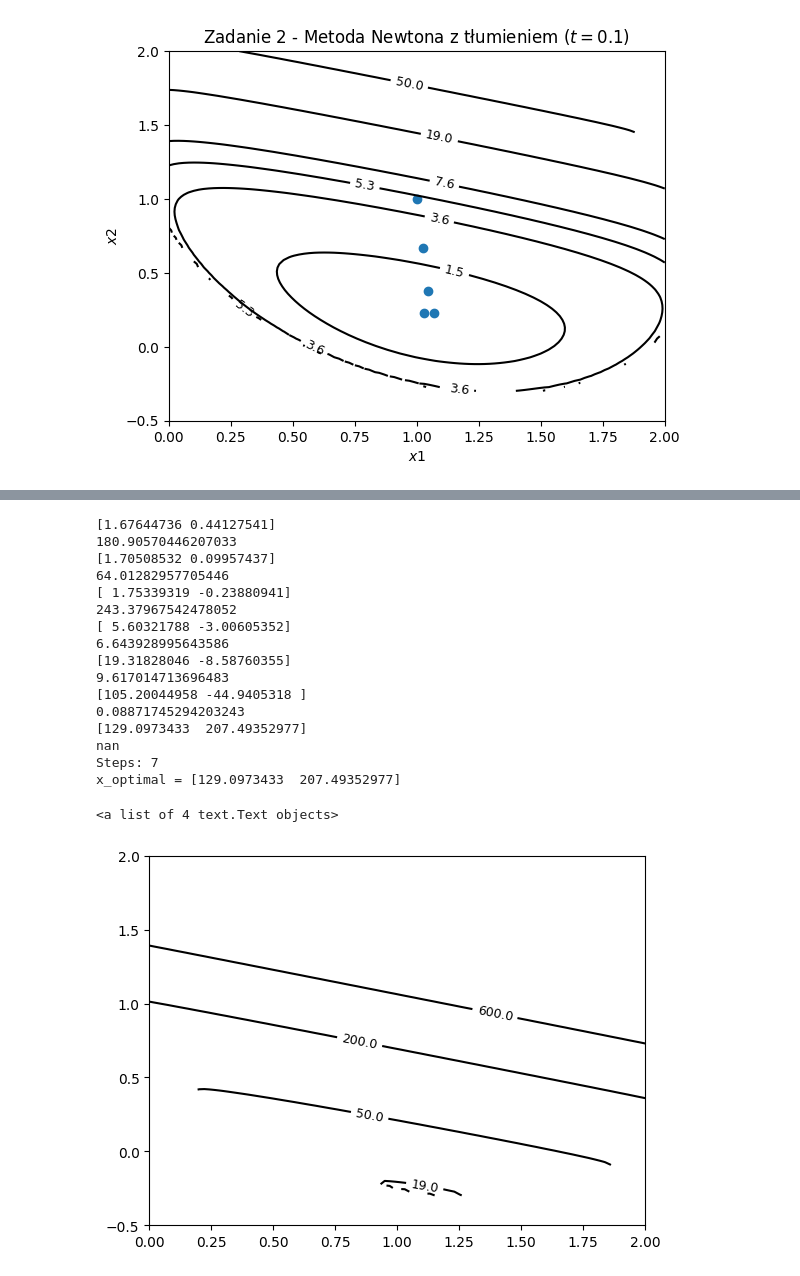
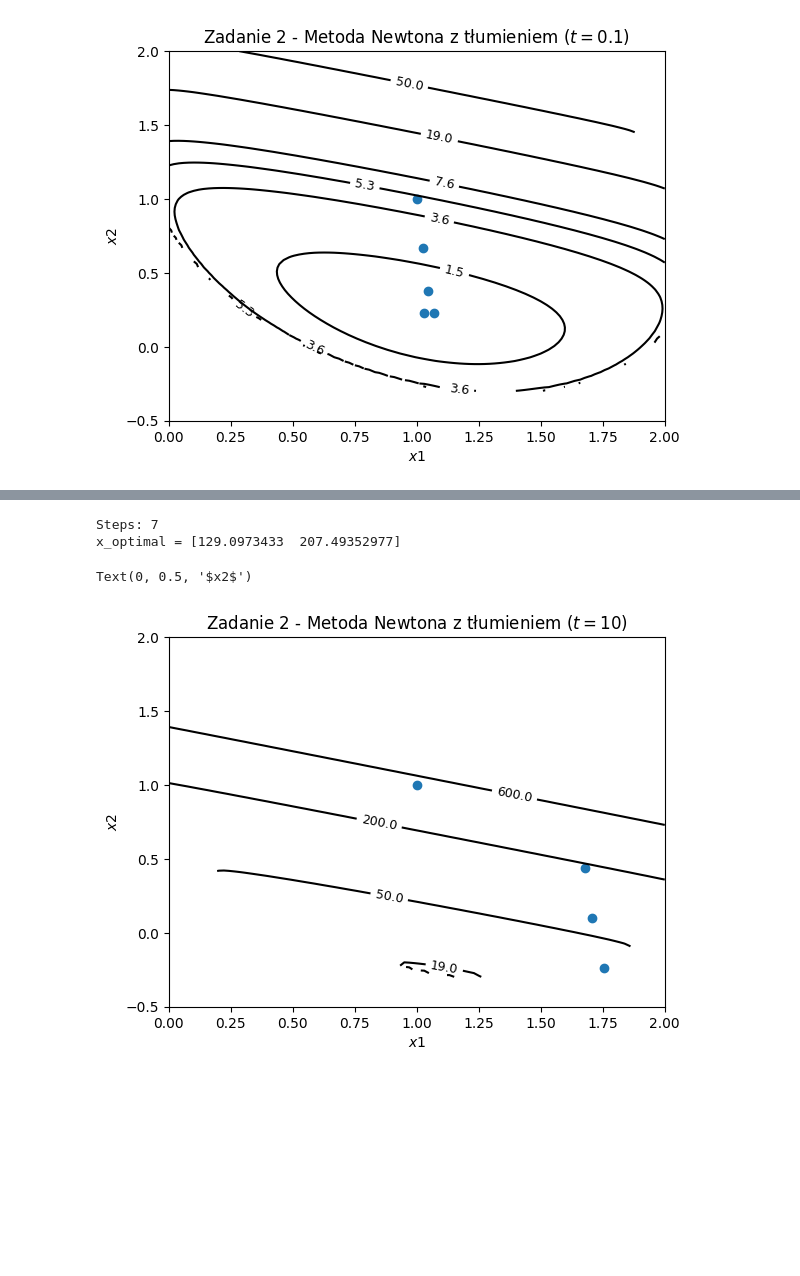
Before and after one commit to ivni195/metody_optymalizacji_lab, a Jupyter notebook: cwiczenie6/cwiczenie6.ipynb, the cells around one changed output, grey strips where cells are left out. Cells and saved outputs as stored; diff of their text form; code cells hidden in the pictures; blank space fills up the shorter version.

```diff
--- a/cwiczenie6/cwiczenie6.ipynb
+++ b/cwiczenie6/cwiczenie6.ipynb
@@ -135,17 +135,21 @@ plt.contour(x1, x2, 1 - (1/8 * ((-1 + x1) * (7 * (-1 + x1) + np.sqrt(3) * (-1 +
 # %%
 # Zadanie 2 - zmienne
 
+def my_log(a_):
+    return np.log(a_) if a_.all() > 0 else np.inf * np.ones(a_.shape)
+
 def f_func(x1_, x2_):
-    return t * (np.exp(x1_ + 3 * x2_ - 0.1) + np.exp(-x1_ - 0.1)) - np.log(1 - (1/8 * ((-1 + x1_) * (7 * (-1 + x1_) + np.sqrt(3) * (-1 + x2_)) + (np.sqrt(3) * (-1 + x1_) + 5 * (-1 + x2_)) * (-1 + x2_))))
+    return t * (np.exp(x1_ + 3 * x2_ - 0.1) + np.exp(-x1_ - 0.1)) - my_log(1 - (1/8 * ((-1 + x1_) * (7 * (-1 + x1_) + np.sqrt(3) * (-1 + x2_)) + (np.sqrt(3) * (-1 + x1_) + 5 * (-1 + x2_)) * (-1 + x2_))))
 
 
 def g(x1_, x2_):
     x_vec = np.array([x1_, x2_])
     xc = np.array([1, 1])
-    return t * np.array([
+    a = t * np.array([
         -np.exp(-0.1 - x1_) + np.exp(-0.1 + x1_ + 3 * x2_),
          3 * np.exp(-0.1 + x1_ + 3 * x2_)
     ]) + (2 * P @ (x_vec - xc)) / (1 - (x_vec - xc).transpose() @ P @ (x_vec - xc))
+    return a if a.any() != np.nan else 10**10 * np.ones(2)
 
 
 def hess(x1_, x2_):
@@ -166,7 +170,8 @@ x = np.array([1, 1])
 x_path = []
 delta = -g(*x).transpose() @ v(*x)
 epsilon = 1e-4
-alpha = beta = 0.5
+alpha = 0.3
+beta = 0.8
 x_path = []
 
 while delta > epsilon:
@@ -183,7 +188,7 @@ print(f"Steps: {x_path.shape[0]}\nx_optimal = {x}")
 X1 = np.linspace(-0, 2, 100)
 X2 = np.linspace(-0.5, 2, 100)
 x1, x2 = np.meshgrid(X1, X2)
-f = t * (np.exp(x1 + 3 * x2 - 0.1) + np.exp(-x1 - 0.1)) - np.log(1 - (1/8 * ((-1 + x1) * (7 * (-1 + x1) + np.sqrt(3) * (-1 + x2)) + (np.sqrt(3) * (-1 + x1) + 5 * (-1 + x2)) * (-1 + x2))))
+f = t * (np.exp(x1 + 3 * x2 - 0.1) + np.exp(-x1 - 0.1)) - my_log(1 - (1/8 * ((-1 + x1) * (7 * (-1 + x1) + np.sqrt(3) * (-1 + x2)) + (np.sqrt(3) * (-1 + x1) + 5 * (-1 + x2)) * (-1 + x2))))
 a = plt.contour(x1, x2, f, [1.5, 3.62, 5.34, 7.59, 19, 50, 200, 600], colors='k')
 plt.scatter(x_path[:, 0], x_path[:, 1])
 plt.clabel(a, fontsize=9, inline=True)
@@ -203,7 +208,8 @@ x = np.array([1, 1])
 x_path = []
 delta = -g(*x).transpose() @ v(*x)
 epsilon = 1e-4
-alpha = beta = 0.5
+alpha = 0.3
+beta = 0.8
 x_path = []
 
 while delta > epsilon:
@@ -221,10 +227,9 @@ X1 = np.linspace(-0, 2, 100)
 X2 = np.linspace(-0.5, 2, 100)
 x1, x2 = np.meshgrid(X1, X2)
 
-f = t * (np.exp(x1 + 3 * x2 - 0.1) + np.exp(-x1 - 0.1)) - np.log(1 - (1/8 * ((-1 + x1) * (7 * (-1 + x1) + np.sqrt(3) * (-1 + x2)) + (np.sqrt(3) * (-1 + x1) + 5 * (-1 + x2)) * (-1 + x2))))
+f = t * (np.exp(x1 + 3 * x2 - 0.1) + np.exp(-x1 - 0.1)) - my_log(1 - (1/8 * ((-1 + x1) * (7 * (-1 + x1) + np.sqrt(3) * (-1 + x2)) + (np.sqrt(3) * (-1 + x1) + 5 * (-1 + x2)) * (-1 + x2))))
 a = plt.contour(x1, x2, f, [1.5, 3.62, 5.34, 7.59, 19, 50, 200, 600], colors='k')
 plt.scatter(x_path[:, 0], x_path[:, 1])
-plt.clabel(a, fontsize=9, inline=True)
 plt.title("Zadanie 2 - Metoda Newtona z tłumieniem ($t=1$)")
 plt.clabel(a, fontsize=9, inline=True)
 plt.xlabel("$x1$")
@@ -238,50 +243,39 @@ Text(0, 0.5, '$x2$')
 t = 10
 x = np.array([1, 1])
 x_path = []
 delta = -g(*x).transpose() @ v(*x)
 epsilon = 1e-4
 alpha = 0.3
 beta = 0.8
 x_path = []
 
 while delta > epsilon:
 
     x_path.append(x)
     s = 1
     while f_func(*(x + s * v(*x))) > f_func(*x) + s * alpha * g(*x).transpose() @ v(*x):
         s *= beta
     x = x + s * v(*x)
     delta = -g(*x).transpose() @ v(*x)
-    print(x)
-    print(delta)
 
 x_path = np.array(x_path)
 print(f"Steps: {x_path.shape[0]}\nx_optimal = {x}")
 
 X1 = np.linspace(-0, 2, 100)
 X2 = np.linspace(-0.5, 2, 100)
 x1, x2 = np.meshgrid(X1, X2)
 
-f = t * (np.exp(x1 + 3 * x2 - 0.1) + np.exp(-x1 - 0.1)) - np.log(1 - (1/8 * ((-1 + x1) * (7 * (-1 + x1) + np.sqrt(3) * (-1 + x2)) + (np.sqrt(3) * (-1 + x1) + 5 * (-1 + x2)) * (-1 + x2))))
+f = t * (np.exp(x1 + 3 * x2 - 0.1) + np.exp(-x1 - 0.1)) - my_log(1 - (1/8 * ((-1 + x1) * (7 * (-1 + x1) + np.sqrt(3) * (-1 + x2)) + (np.sqrt(3) * (-1 + x1) + 5 * (-1 + x2)) * (-1 + x2))))
 a = plt.contour(x1, x2, f, [1.5, 3.62, 5.34, 7.59, 19, 50, 200, 600], colors='k')
-# plt.scatter(x_path[:, 0], x_path[:, 1])
+plt.scatter(x_path[:, 0], x_path[:, 1])
 plt.clabel(a, fontsize=9, inline=True)
+plt.xlim((-0, 2))
+plt.ylim((-0.5, 2))
+plt.title("Zadanie 2 - Metoda Newtona z tłumieniem ($t=10$)")
+plt.xlabel("$x1$")
+plt.ylabel("$x2$")
 # %% [output]
-[1.67644736 0.44127541]
-180.90570446207033
-[1.70508532 0.09957437]
-64.01282957705446
-[ 1.75339319 -0.23880941]
-243.37967542478052
-[ 5.60321788 -3.00605352]
-6.643928995643586
-[19.31828046 -8.58760355]
-9.617014713696483
-[105.20044958 -44.9405318 ]
-0.08871745294203243
-[129.0973433  207.49352977]
-nan
 Steps: 7
 x_optimal = [129.0973433  207.49352977]
-<a list of 4 text.Text objects>
+Text(0, 0.5, '$x2$')
-[figure, old version]
+[figure, new version]
```
Also changed, not shown: parts of 4 cells of this notebook, 2 other files.
